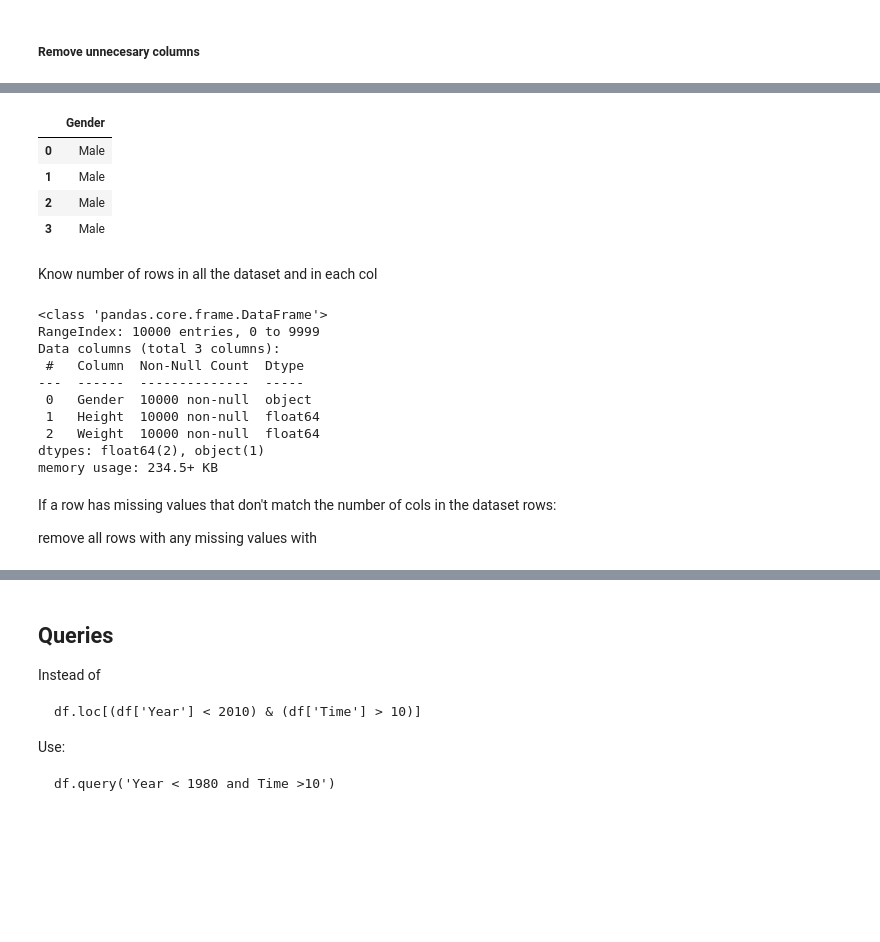
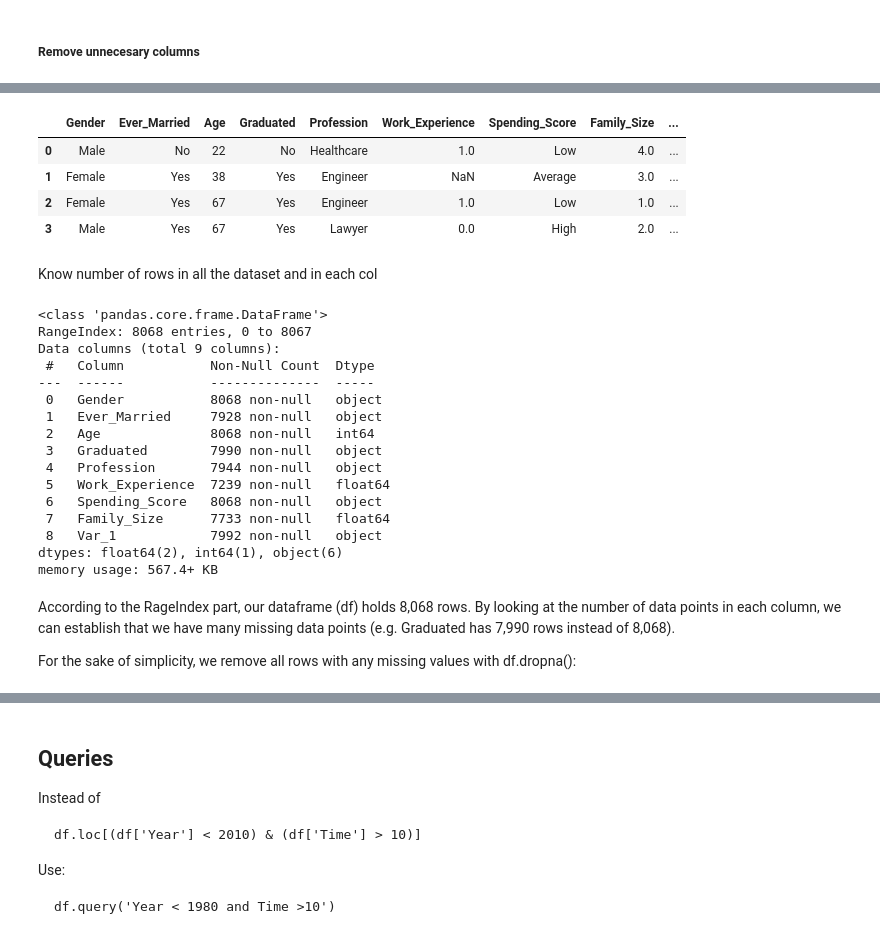
Before and after one commit to adrianatrevinoe/ArtificialInteligenceDocuments, a Jupyter notebook: PandasTips.ipynb, the cells around one changed output, grey strips where cells are left out. Saved outputs shown, nothing was run; the diff lists cells and outputs as text; code cells hidden in the pictures; blank space fills up the shorter version.

Commit message:
added new dataframe and .reset_index

```diff
--- a/PandasTips.ipynb
+++ b/PandasTips.ipynb
@@ -41,3 +41,6 @@ df.head()
 | 4 | Male | 69.881796 | 206.349801 |
 # %% [markdown]
 ##### Remove unnecesary columns
+# %%
+df_customer = pd.read_csv("datasets/Train.csv")
+df_customer.sample(5,random_state=44)
@@ -44,28 +54,30 @@ df.head()
 # %%
-df_new = df.drop(["Height", "Weight"], axis="columns")
-df_new.head(4)
+df_customer = df_customer.drop(["Segmentation", "ID"], axis="columns")
+df_customer.head(4)
 # %% [output]
-|  | Gender |
-| 0 | Male |
-| 1 | Male |
-| 2 | Male |
-| 3 | Male |
+|  | Gender | Ever_Married | Age | Graduated | Profession | Work_Experience | Spending_Score | Family_Size | ... |
+| 0 | Male | No | 22 | No | Healthcare | 1.0 | Low | 4.0 | ... |
+| 1 | Female | Yes | 38 | Yes | Engineer | NaN | Average | 3.0 | ... |
+| 2 | Female | Yes | 67 | Yes | Engineer | 1.0 | Low | 1.0 | ... |
+| 3 | Male | Yes | 67 | Yes | Lawyer | 0.0 | High | 2.0 | ... |
 # %% [markdown]
 Know number of rows in all the dataset and in each col
 # %%
-df.info()
+df_customer.info()
 # %% [output]
 <class 'pandas.core.frame.DataFrame'>
-RangeIndex: 10000 entries, 0 to 9999
-Data columns (total 3 columns):
- #   Column  Non-Null Count  Dtype
----  ------  --------------  -----
- 0   Gender  10000 non-null  object
- 1   Height  10000 non-null  float64
- 2   Weight  10000 non-null  float64
-dtypes: float64(2), object(1)
-memory usage: 234.5+ KB
+RangeIndex: 8068 entries, 0 to 8067
+Data columns (total 9 columns):
+ #   Column           Non-Null Count  Dtype
+---  ------           --------------  -----
+ 0   Gender           8068 non-null   object
+ 1   Ever_Married     7928 non-null   object
+ 2   Age              8068 non-null   int64
+ 3   Graduated        7990 non-null   object
+ 4   Profession       7944 non-null   object
+ 5   Work_Experience  7239 non-null   float64
+ 6   Spending_Score   8068 non-null   object
+ 7   Family_Size      7733 non-null   float64
+ 8   Var_1            7992 non-null   object
+dtypes: float64(2), int64(1), object(6)
+memory usage: 567.4+ KB
-# %% [markdown]
-If a row has missing values that don't match the number of cols in the dataset rows:
-
-remove all rows with any missing values with
@@ -73,0 +84,4 @@ df = df.dropna()
+# %% [markdown]
+According to the RageIndex part, our dataframe (df) holds 8,068 rows. By looking at the number of data points in each column, we can establish that we have many missing data points (e.g. Graduated has 7,990 rows instead of 8,068).
+
+For the sake of simplicity, we remove all rows with any missing values with df.dropna():
```
Also changed, not shown: parts of 5 cells of this notebook.
